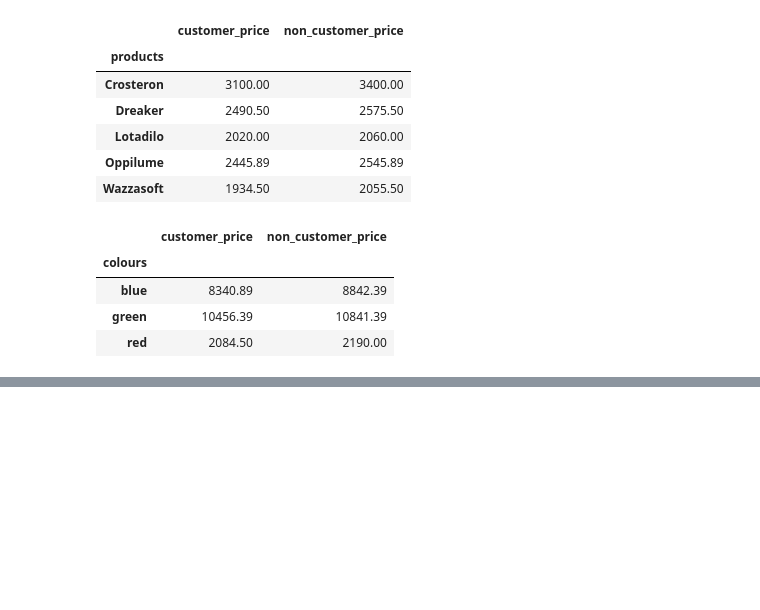
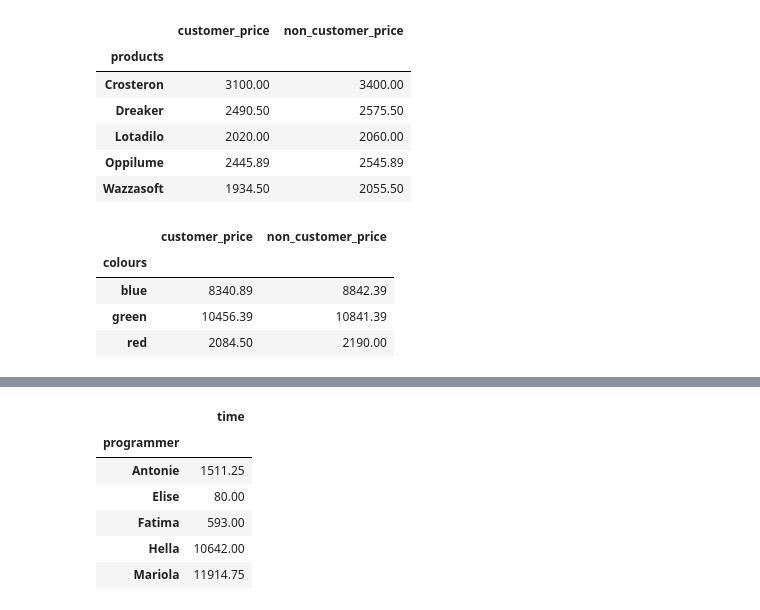
Before and after one commit to harmkenn/Python-Workbooks, a Jupyter notebook: python-course.eu/E_PC27_GroupBy.ipynb, the cells around one changed output, grey strips where cells are left out. Saved outputs shown, nothing was run; the diff lists cells and outputs as text; code cells hidden in the pictures; blank space fills up the shorter version.

```diff
--- a/python-course.eu/E_PC27_GroupBy.ipynb
+++ b/python-course.eu/E_PC27_GroupBy.ipynb
@@ -250,0 +311,10 @@ x
+# %%
+df.groupby(['programmer']).sum(numeric_only=True)
+# %% [output]
+|  | time |
+| programmer |  |
+| Antonie | 1511.25 |
+| Elise | 80.00 |
+| Fatima | 593.00 |
+| Hella | 10642.00 |
+| Mariola | 11914.75 |
```
Also changed, not shown: parts of 6 cells of this notebook, 1 other file.
